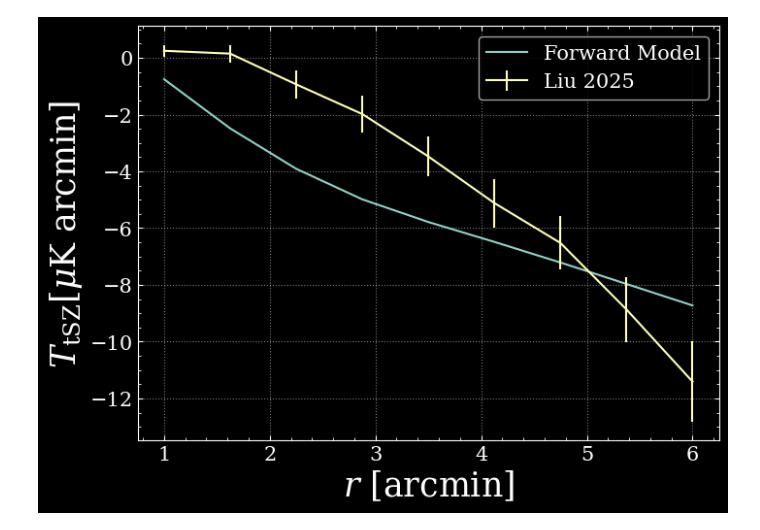
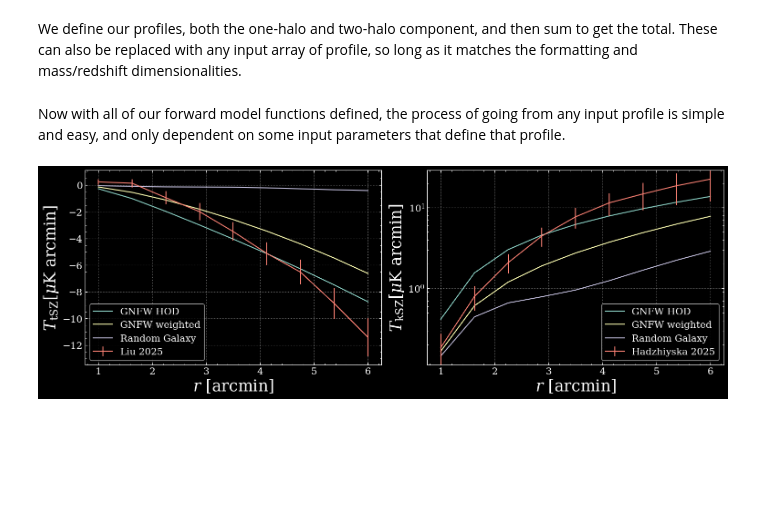
Before and after one commit to chadpopik/CAPPIBARAS, a Jupyter notebook: fullmodel.ipynb, the cells around one changed output. Drawn from its saved outputs; the diff is of its cells as text; code cells hidden in the pictures; blank space fills up the shorter version.

```diff
--- a/fullmodel.ipynb
+++ b/fullmodel.ipynb
@@ -52,25 +82,33 @@ HOD = getattr(HODs, bigdict['HOD']['name'])(bigdict['HOD']['spefs'])
+# %% [markdown]
+We define our profiles, both the one-halo and two-halo component, and then sum to get the total. These can also be replaced with any input array of profile, so long as it matches the formatting and mass/redshift dimensionalities.
 # %%
-rs = np.logspace(-1, 1, 100)
+# Define a pressure and density profile
+Pth1h = getattr(Profiles, tszdict['onehalo']['name'])(tszdict['onehalo']['spefs']).Pth1h(rs, mhalos, zs, rhoc_func, r200c_func, cpars)
+Pth2h = getattr(Profiles, tszdict['twohalo']['name'])(tszdict['twohalo']['spefs']).Pth2h(rs, mhalos, zs)
+Pth = lambda params={}: Pth1h(params)+Pth2h(params)
 
-# Define a profile
-Pth1h = getattr(Profiles, bigdict['onehalo']['name'])(bigdict['onehalo']['spefs']).Pth1h(rs, mhalos, zs, rhoc_func, r200c_func, cpars)
-
-Pth2h = getattr(Profiles, bigdict['twohalo']['name'])(bigdict['twohalo']['spefs']).Pth2h(rs, mhalos, zs)
-
-Pth = lambda params={}: Pth1h(params)+Pth2h(params)
+rho1h = getattr(Profiles, kszdict['onehalo']['name'])(kszdict['onehalo']['spefs']).rho1h(rs, mhalos, zs, rhoc_func, r200c_func, cpars)
+rho2h = getattr(Profiles, kszdict['twohalo']['name'])(kszdict['twohalo']['spefs']).rho2h(rs, mhalos, zs)
+rho = lambda params={}: rho1h(params)+rho2h(params)
-# %%
-ave_HOD = ForwardModel.HODweighting(mhalos, zs, rs, HOD, hmf, r200c_func, H_func)
-
-proj = ForwardModel.project_Hankel(rs, thetas, dA_func(SMF.zave), beam_data, beam_ells, resp_data, resp_ells)
-
-sign = ForwardModel.Pth_to_muK(freq=freq, **cpars)
+# %% [markdown]
+Now with all of our forward model functions defined, the process of going from any input profile is simple and easy, and only dependent on some input parameters that define that profile.
 # %%
-fig, ax = plt.subplots(1, 1, figsize=(7, 5), layout='constrained')
-ax.set(xlabel=r'$r$ [arcmin]', ylabel=r'$T_\text{tSZ} [\mu \text{K arcmin}]$')
+fig, axs = plt.subplots(1, 2, figsize=(15, 5), layout='constrained')
+axs[0].set(xlabel=r'$r$ [arcmin]', ylabel=r'$T_\text{tSZ} [\mu \text{K arcmin}]$')
+axs[1].set(xlabel=r'$r$ [arcmin]', ylabel=r'$T_\text{kSZ} [\mu \text{K arcmin}]$', yscale='log')
 
-ax.plot(thetas, sign(proj(ave_HOD(Pth(), cpars))), label='Forward Model')
-ax.errorbar(thetas, meas, np.diag(cov)**0.5, label='Liu 2025')
 
-ax.legend(); plt.show()
+axs[0].plot(tSZdata.thetas, tSZsign(tSZproj(ave_HOD(Pth({'P0':1, 'beta_t':3.5}), cpars))), label='GNFW HOD')
+axs[0].plot(tSZdata.thetas, tSZsign(tSZproj(ave_weight(Pth()))), label='GNFW weighted')
+axs[0].plot(tSZdata.thetas, tSZsign(tSZproj(pths_sim)), label='Random Galaxy')
+axs[0].errorbar(tSZdata.thetas, tSZdata.tSZdata, np.diag(tSZdata.tSZcov)**0.5, label='Liu 2025')
+
+axs[1].plot(kSZdata.thetas, kSZsign(kSZproj(ave_HOD(rho(), cpars))), label='GNFW HOD')
+axs[1].plot(kSZdata.thetas, kSZsign(kSZproj(ave_weight(rho()))), label='GNFW weighted')
+axs[1].plot(kSZdata.thetas, kSZsign(kSZproj(rhos_sim)), label='Random Galaxy')
+
+axs[1].errorbar(kSZdata.thetas, kSZdata.kSZdata, np.diag(kSZdata.kSZcov)**0.5, label='Hadzhiyska 2025')
+
+axs[0].legend(), axs[1].legend(); plt.show()
 # %% [output]
-[figure, old version]
+[figure, new version]
```
Also changed, not shown: parts of 13 cells of this notebook, 16 other files.
